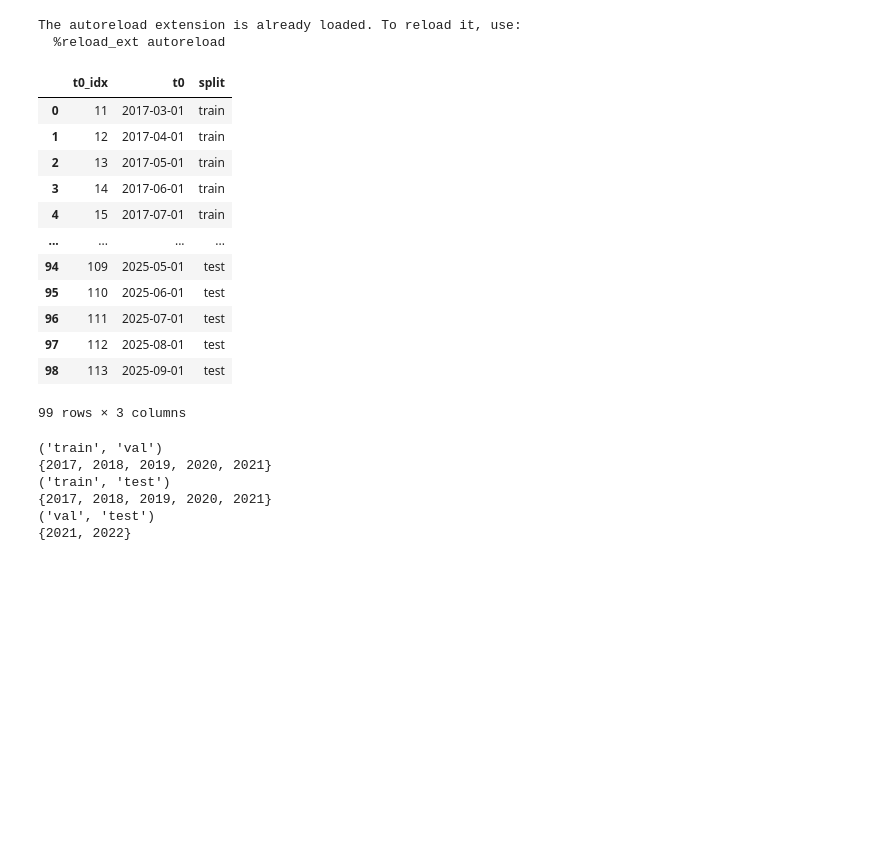
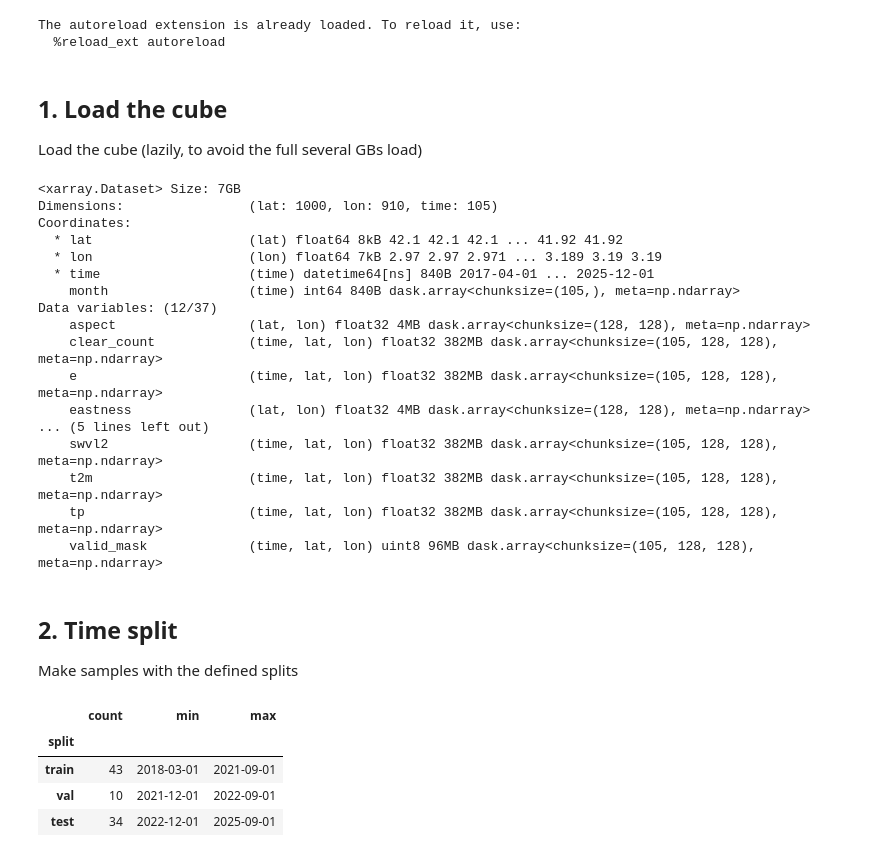
Before and after one commit to davidcirauqui/drought_forecast, a Jupyter notebook: notebooks/03_dataset_splits.ipynb, the cells around one changed output. Drawn from its saved outputs; the diff is of its cells as text; code cells hidden in the pictures; blank space fills up the shorter version.

```diff
--- a/notebooks/03_dataset_splits.ipynb
+++ b/notebooks/03_dataset_splits.ipynb
@@ -11,44 +20,41 @@ from src.dataset import make_samples
 # %% [output]
 The autoreload extension is already loaded. To reload it, use:
   %reload_ext autoreload
+# %% [markdown]
+## 1. Load the cube
+
+Load the cube (lazily, to avoid the full several GBs load)
 # %%
-times = pd.date_range("2016-04", "2025-12", freq = "MS")
-samples = make_samples(times)
-samples
+cube = xr.open_zarr(PROCESSED / "cube.zarr")
+cube
 # %% [output]
-|  | t0_idx | t0 | split |
-| 0 | 11 | 2017-03-01 | train |
-| 1 | 12 | 2017-04-01 | train |
-| 2 | 13 | 2017-05-01 | train |
-| 3 | 14 | 2017-06-01 | train |
-| 4 | 15 | 2017-07-01 | train |
-| ... | ... | ... | ... |
-| 94 | 109 | 2025-05-01 | test |
-| 95 | 110 | 2025-06-01 | test |
-| 96 | 111 | 2025-07-01 | test |
-| 97 | 112 | 2025-08-01 | test |
-| 98 | 113 | 2025-09-01 | test |
-99 rows × 3 columns
+<xarray.Dataset> Size: 7GB
+Dimensions:                (lat: 1000, lon: 910, time: 105)
+Coordinates:
+  * lat                    (lat) float64 8kB 42.1 42.1 42.1 ... 41.92 41.92
+  * lon                    (lon) float64 7kB 2.97 2.97 2.971 ... 3.189 3.19 3.19
+  * time                   (time) datetime64[ns] 840B 2017-04-01 ... 2025-12-01
+    month                  (time) int64 840B dask.array<chunksize=(105,), meta=np.ndarray>
+Data variables: (12/37)
+    aspect                 (lat, lon) float32 4MB dask.array<chunksize=(128, 128), meta=np.ndarray>
+    clear_count            (time, lat, lon) float32 382MB dask.array<chunksize=(105, 128, 128), meta=np.ndarray>
+    e                      (time, lat, lon) float32 382MB dask.array<chunksize=(105, 128, 128), meta=np.ndarray>
+    eastness               (lat, lon) float32 4MB dask.array<chunksize=(128, 128), meta=np.ndarray>
+... (5 lines left out)
+    swvl2                  (time, lat, lon) float32 382MB dask.array<chunksize=(105, 128, 128), meta=np.ndarray>
+    t2m                    (time, lat, lon) float32 382MB dask.array<chunksize=(105, 128, 128), meta=np.ndarray>
+    tp                     (time, lat, lon) float32 382MB dask.array<chunksize=(105, 128, 128), meta=np.ndarray>
+    valid_mask             (time, lat, lon) uint8 96MB dask.array<chunksize=(105, 128, 128), meta=np.ndarray>
-# %%
-import itertools
-
-SPLITS = {"train": (2017, 2021),
-          "val"  : (2022, 2022),
-          "test" : (2023, 2025)}
-
-
-ranges = {}
-for split, (yyyy_0, yyyy_f) in SPLITS.items():
-    ranges[split] = set(range(yyyy_0, yyyy_f + 1))
-
-for combination in itertools.combinations(ranges, 2):
-    print(combination)
-    print(ranges[combination[0]])
-# print(ranges)
-# %% [output]
-('train', 'val')
-{2017, 2018, 2019, 2020, 2021}
-('train', 'test')
-{2017, 2018, 2019, 2020, 2021}
-('val', 'test')
-{2021, 2022}
+# %% [markdown]
+## 2. Time split
+
+Make samples with the defined splits
+# %%
+samples = make_samples(cube.time)
+samples.groupby("split", sort = False).t0.agg(["count", "min", "max"])
+# %% [output]
+|  | count | min | max |
+| split |  |  |  |
+| train | 43 | 2018-03-01 | 2021-09-01 |
+| val | 10 | 2021-12-01 | 2022-09-01 |
+| test | 34 | 2022-12-01 | 2025-09-01 |
```
Also changed, not shown: parts of 7 cells of this notebook, 1 other file.
